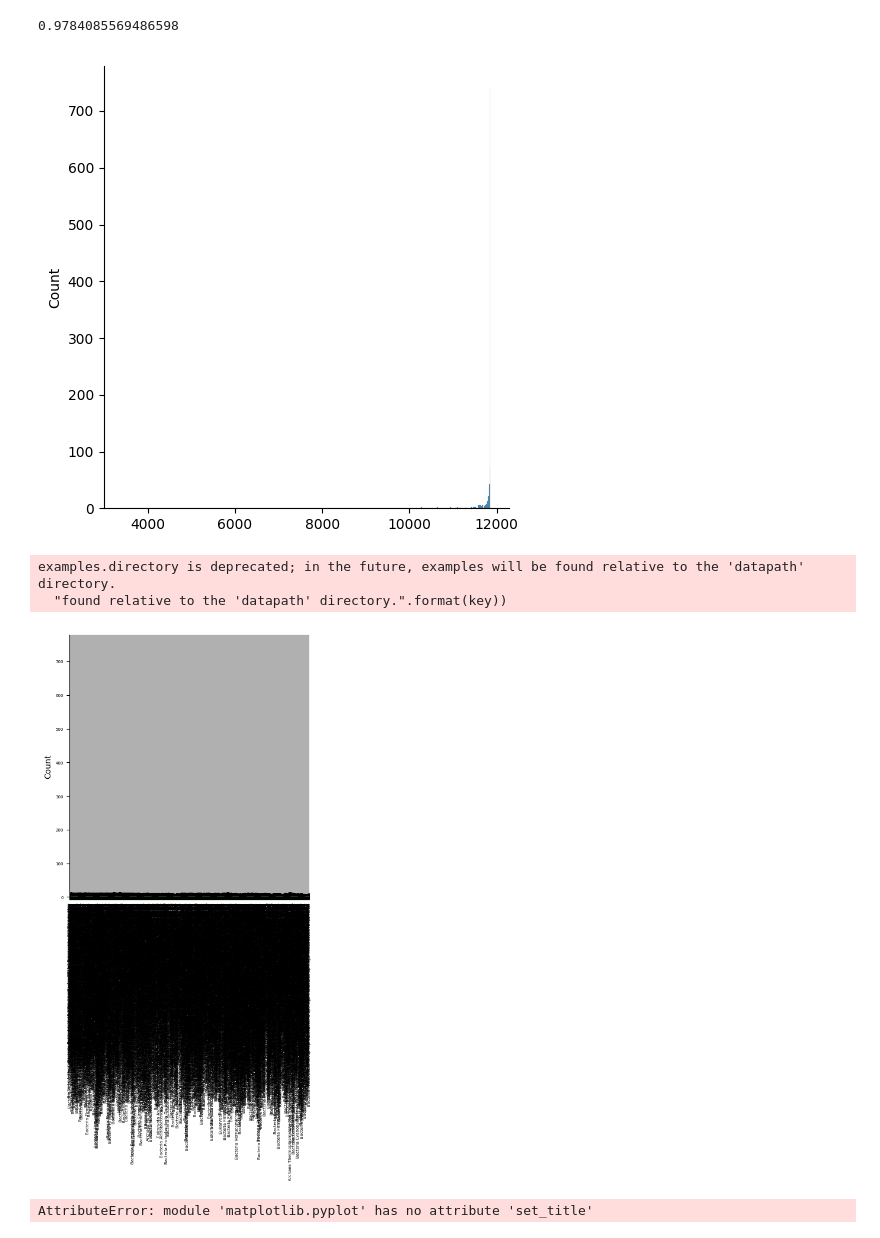
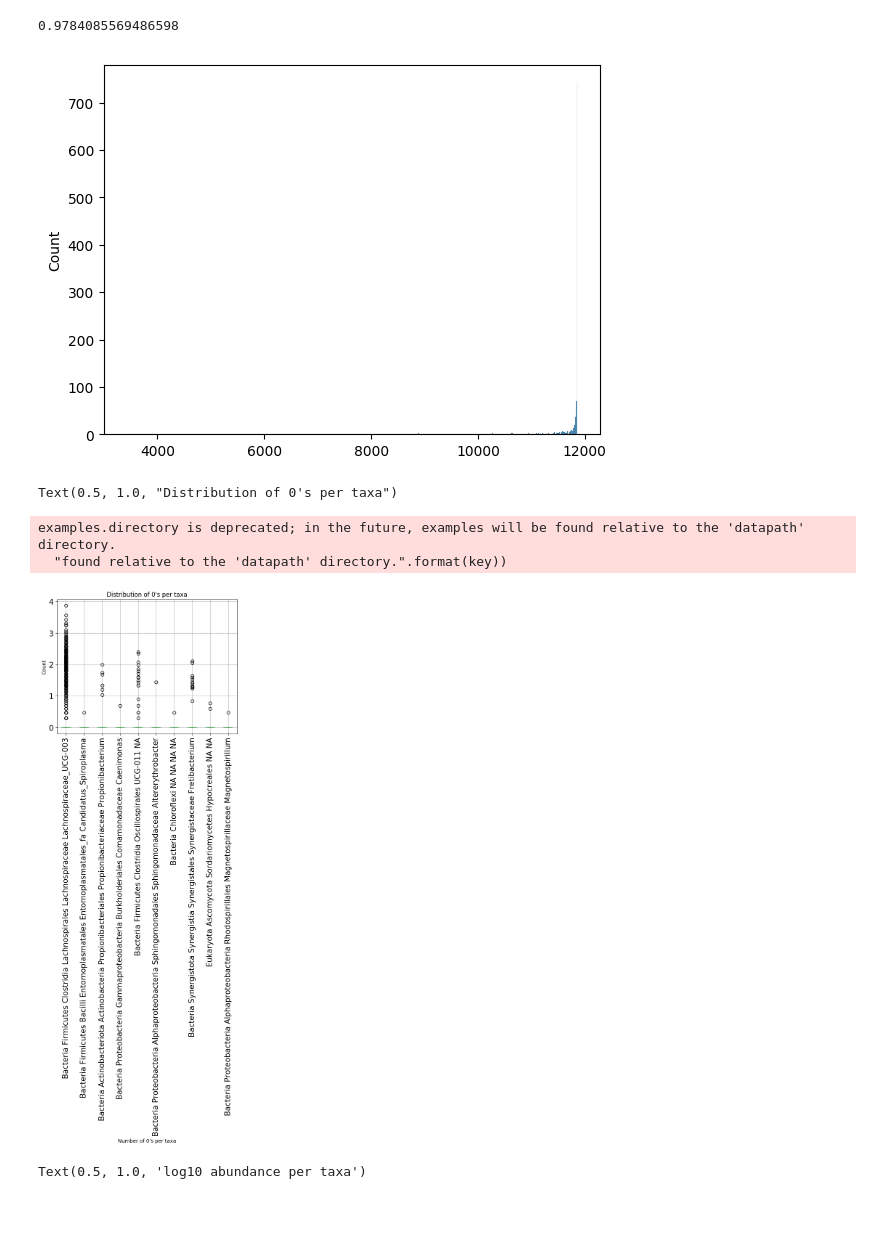
Before and after one commit to greenelab/common-microbes, a Jupyter notebook: 0_explore_data.ipynb, the cells around one changed output. Drawn from its saved outputs; the diff is of its cells as text; code cells hidden in the pictures; blank space fills up the shorter version.

Commit message:
update explore data

```diff
--- a/0_explore_data.ipynb
+++ b/0_explore_data.ipynb
@@ -39,9 +39,13 @@ num_zeros / total
 0.9784085569486598
 # %%
 # Number of 0's per taxa
-zero_per_taxa = sns.displot((microbiome_data == 0).sum())
+zero_per_taxa = sns.histplot((microbiome_data == 0).sum())
 plt.show(zero_per_taxa)
+plt.ylabel("Count")
+plt.xlabel("Number of 0's per taxa")
+plt.title("Distribution of 0's per taxa")
 # %% [output]
-[figure, old version]
+[figure, new version]
+Text(0.5, 1.0, "Distribution of 0's per taxa")
 # %%
 # Plot distribution of abundances per taxa
@@ -51,7 +57,9 @@ examples.directory is deprecated; in the future, examples will be found relative
   "found relative to the 'datapath' directory.".format(key))
 # %%
 plt.show(boxplot)
-plt.set_title("log10 abundance per taxa")
+plt.ylabel("log10 abundance")
+plt.xlabel("Random set of 10 taxa")
+plt.title("log10 abundance per taxa")
 # %% [output]
-[figure, old version]
+[figure, new version]
-AttributeError: module 'matplotlib.pyplot' has no attribute 'set_title'
+Text(0.5, 1.0, 'log10 abundance per taxa')
```
Also changed, not shown: parts of 5 cells of this notebook, 1 other file.
